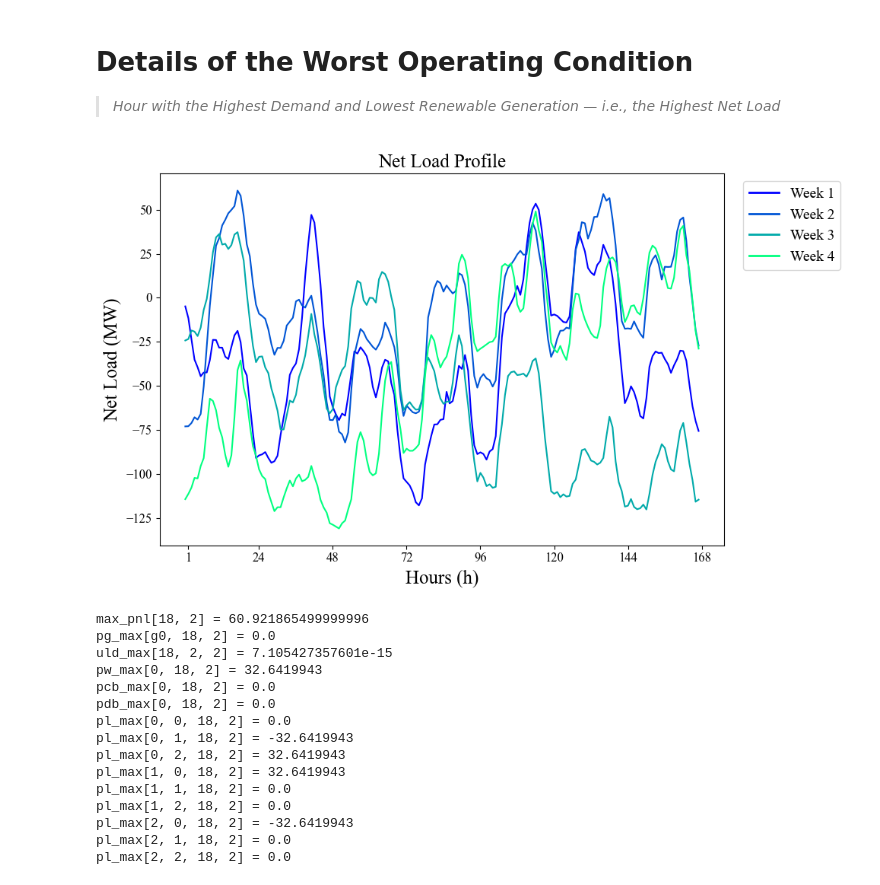
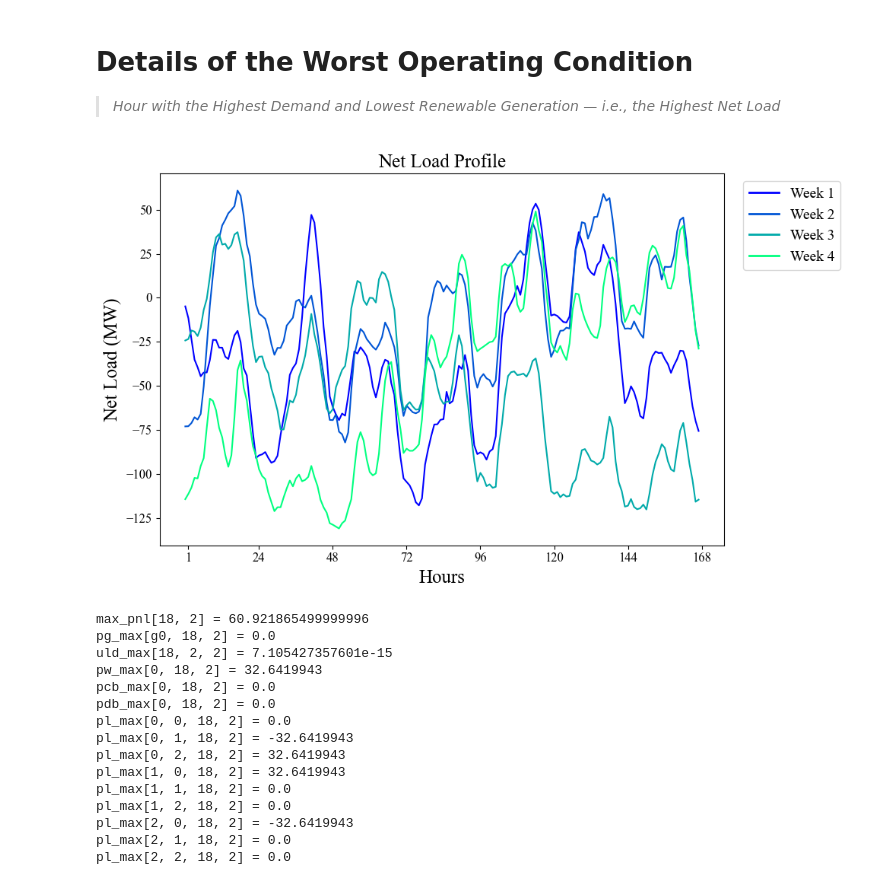
Before and after one commit to sanaz-mahmoudi/sanazmahmoudi, a Jupyter notebook: OperationUnderNormalConditions.ipynb, the cells around one changed output. Saved outputs shown, nothing was run; the diff lists cells and outputs as text; code cells hidden in the pictures.

```diff
--- a/OperationUnderNormalConditions.ipynb
+++ b/OperationUnderNormalConditions.ipynb
@@ -723,7 +720,7 @@ tick_positions = [t for t in tick_positions if t <= 168]
 plt.xticks(tick_positions, [str(t) for t in tick_positions], fontsize=12)
 plt.yticks(fontsize=12)
 
-plt.xlabel('Hours (h)', fontname='Times New Roman', fontsize=18)
+plt.xlabel('Hours', fontname='Times New Roman', fontsize=18)
 plt.ylabel('Net Load (MW)', fontname='Times New Roman', fontsize=18)
 plt.title('Net Load Profile', fontname='Times New Roman', fontsize=18)
 plt.tight_layout()
@@ -738,34 +735,34 @@ print(f"max_pnl[{max_td+1}, {max_th+1}] = {pnl[max_td, max_th]}")
 # For each generator g in the model, print the generation at the max net load time
 for g_max in m.g:
     pg_max = m.pg[g_max,max_td,max_th].value  # get the numeric value of generation
     print(f"pg_max[{g_max}, {max_td+1}, {max_th+1}] = {pg_max}")
 
 # For node 2, print the load shedding at the max net load time
 uld_max = m.uld[max_td,max_th,2].value  # get the numeric value of generation
 print(f"uld_max[{max_td+1}, {max_th+1}, {2}] = {uld_max}")
 
 # For each renewable bus w, print renewable generation at max net load time
 for w_max in m.w:
     pw_max = m.pw[w_max,max_td,max_th].value
     print(f"pw_max[{w_max}, {max_td+1}, {max_th+1}] = {pw_max}")
 
 # For each battery b, print charging power at max net load time
 for cb_max in m.b:
     pcb_max = m.pcb[cb_max,max_td,max_th].value
     print(f"pcb_max[{cb_max}, {max_td+1}, {max_th+1}] = {pcb_max}")
 
 # For each battery b, print discharging power at max net load time
 for db_max in m.b:
     pdb_max = m.pdb[db_max,max_td,max_th].value
     print(f"pdb_max[{db_max}, {max_td+1}, {max_th+1}] = {pdb_max}")
 
 # For each branch i to j, print the power flow at max net load time
 for i_max in m.i:
   for j_max in m.j:
     pl_max = m.pl[i_max,j_max,max_td,max_th].value
     print(f"pl_max[{i_max}, {j_max}, {max_td+1}, {max_th+1}] = {pl_max}")
 # %% [output]
-[figure, old version]
+[figure, new version]
 max_pnl[18, 2] = 60.921865499999996
 pg_max[g0, 18, 2] = 0.0
 uld_max[18, 2, 2] = 7.105427357601e-15
```
Also changed, not shown: parts of 3 cells of this notebook.
